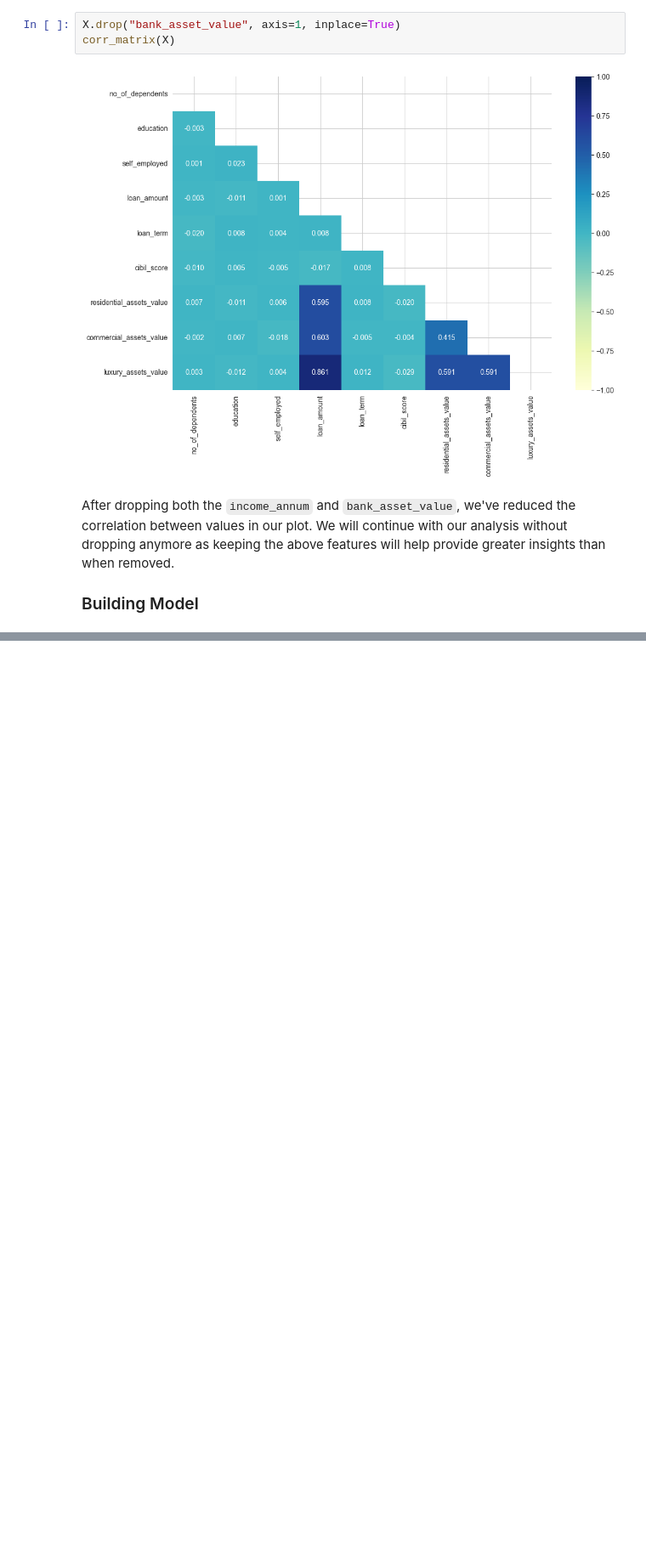
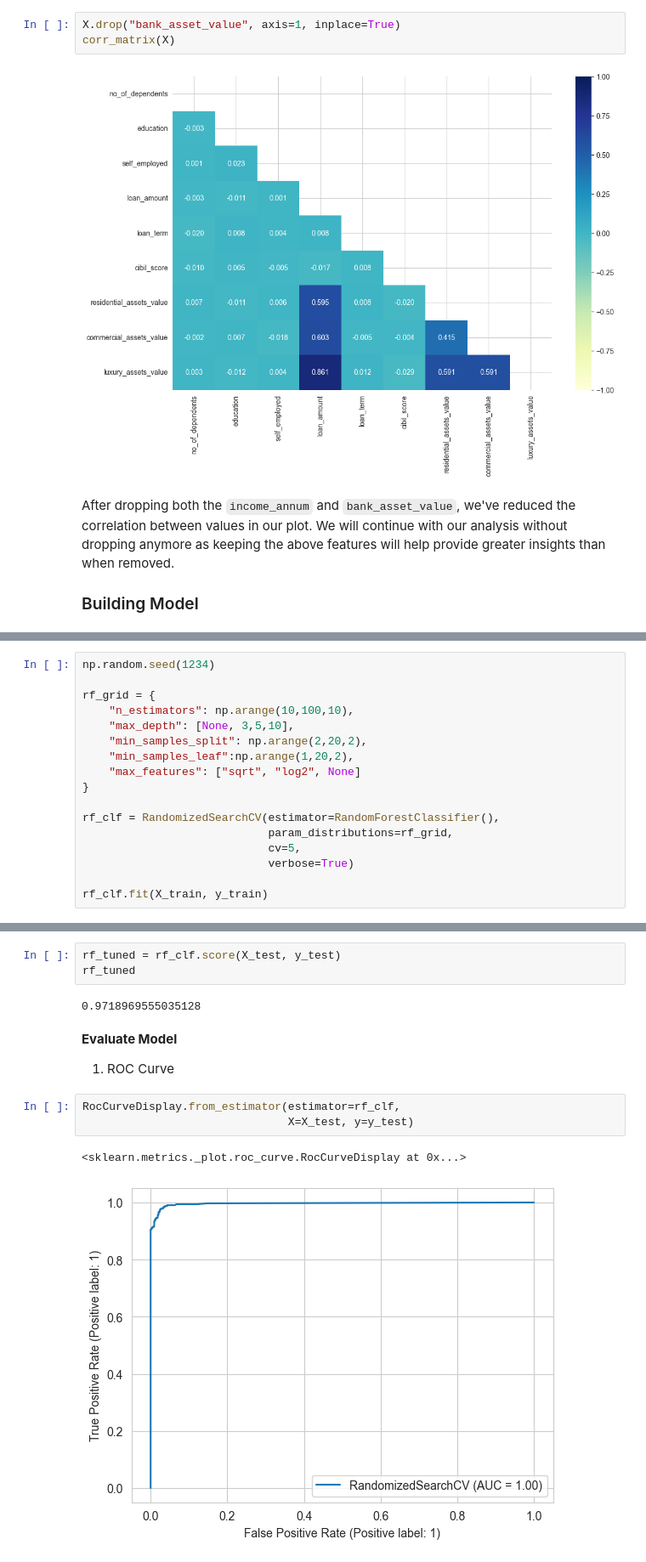
Before and after one commit to rongachoka/loan_approval_analysis, a Jupyter notebook: main.ipynb, the cells around one changed output, grey strips where cells are left out. Shown at 85% size. Saved outputs shown, nothing was run; the diff lists cells and outputs as text; blank space fills up the shorter version.

```diff
--- a/main.ipynb
+++ b/main.ipynb
@@ -743,0 +747,17 @@ clf.score(X_test, y_test)
+# %%
+np.random.seed(1234)
+
+rf_grid = {
+    "n_estimators": np.arange(10,100,10),
+    "max_depth": [None, 3,5,10],
+    "min_samples_split": np.arange(2,20,2),
+    "min_samples_leaf":np.arange(1,20,2),
+    "max_features": ["sqrt", "log2", None]
+}
+
+rf_clf = RandomizedSearchCV(estimator=RandomForestClassifier(),
+                            param_distributions=rf_grid,
+                            cv=5,
+                            verbose=True)
+
+rf_clf.fit(X_train, y_train)
@@ -743,0 +781,15 @@ clf.score(X_test, y_test)
+# %%
+rf_tuned = rf_clf.score(X_test, y_test)
+rf_tuned
+# %% [output]
+0.9718969555035128
+# %% [markdown]
+**Evaluate Model**
+
+1. ROC Curve
+# %%
+RocCurveDisplay.from_estimator(estimator=rf_clf,
+                               X=X_test, y=y_test)
+# %% [output]
+<sklearn.metrics._plot.roc_curve.RocCurveDisplay at 0x...>
+[figure, added]
```
Also changed, not shown: parts of 22 cells of this notebook, 2 other files.
